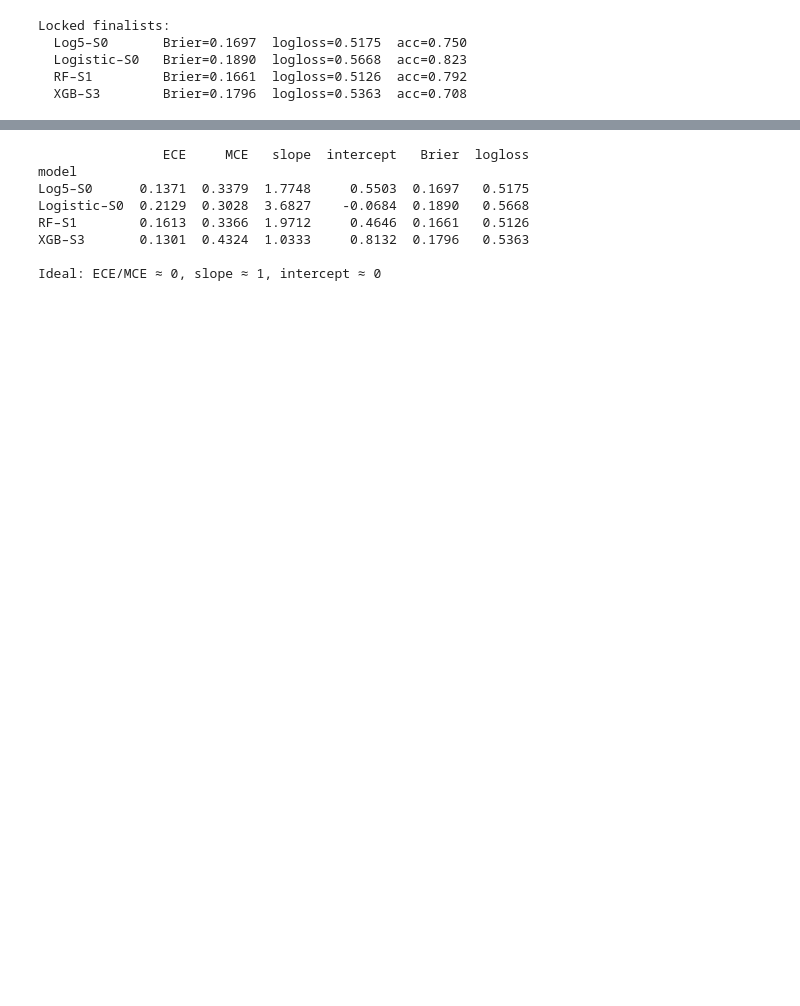
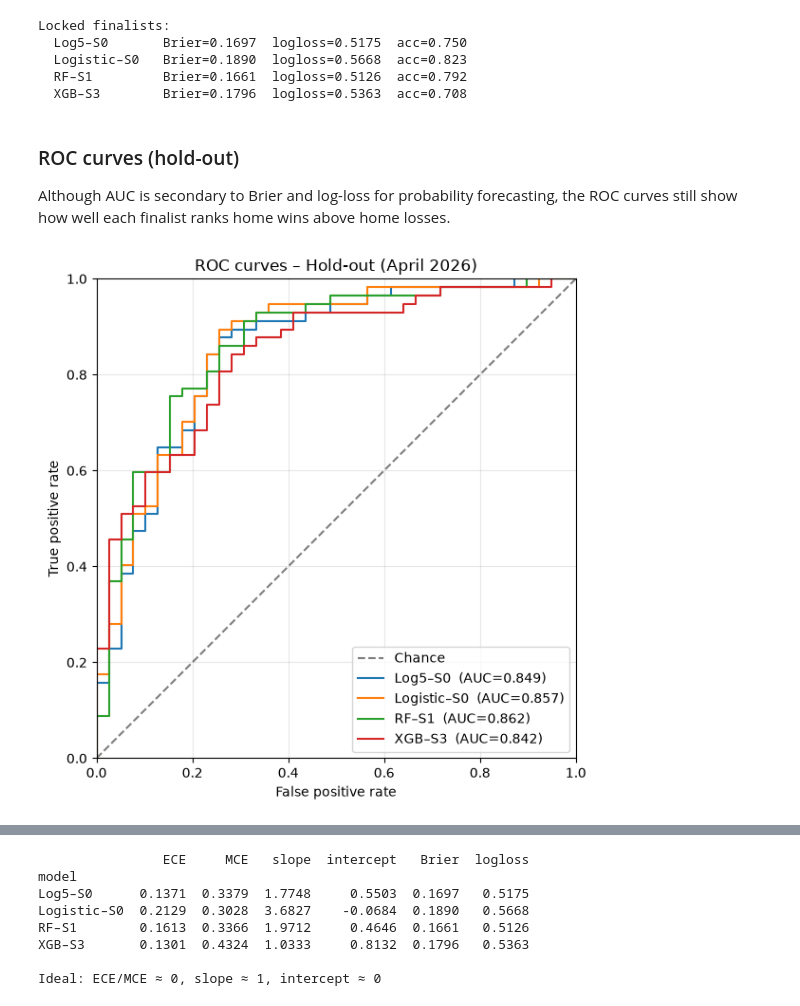
Before and after one commit to elevation-edge-sports-data/nba-win-probability, a Jupyter notebook: nba_home_win_probability.ipynb, the cells around one changed output, grey strips where cells are left out. Cells and saved outputs as stored; diff of their text form; code cells hidden in the pictures; blank space fills up the shorter version.

```diff
--- a/nba_home_win_probability.ipynb
+++ b/nba_home_win_probability.ipynb
@@ -241,3 +266,30 @@ Locked finalists:
   Logistic–S0   Brier=0.1890  logloss=0.5668  acc=0.823
   RF–S1         Brier=0.1661  logloss=0.5126  acc=0.792
   XGB–S3        Brier=0.1796  logloss=0.5363  acc=0.708
+# %% [markdown]
+### ROC curves (hold-out)
+
+Although AUC is secondary to Brier and log-loss for probability forecasting, the ROC curves still show how well each finalist ranks home wins above home losses.
+# %%
+fig, ax = plt.subplots(figsize=(7, 6))
+ax.plot([0, 1], [0, 1], "k--", alpha=0.5, label="Chance")
+
+for key, label in FINALISTS.items():
+    y = fitted[key]["y_ho"]
+    p = fitted[key]["proba_ho"]
+    fpr, tpr, _ = roc_curve(y, p)
+    auc = results[key]["auc"]
+    ax.plot(fpr, tpr, label=f"{label}  (AUC={auc:.3f})")
+
+ax.set_xlabel("False positive rate")
+ax.set_ylabel("True positive rate")
+ax.set_title("ROC curves – Hold-out (April 2026)")
+ax.legend(loc="lower right")
+ax.set_xlim(0, 1)
+ax.set_ylim(0, 1)
+ax.set_aspect("equal")
+ax.grid(True, alpha=0.3)
+plt.tight_layout()
+plt.show()
+# %% [output]
+[figure, added]
```
Also changed, not shown: parts of 45 cells of this notebook, 1 other file.
